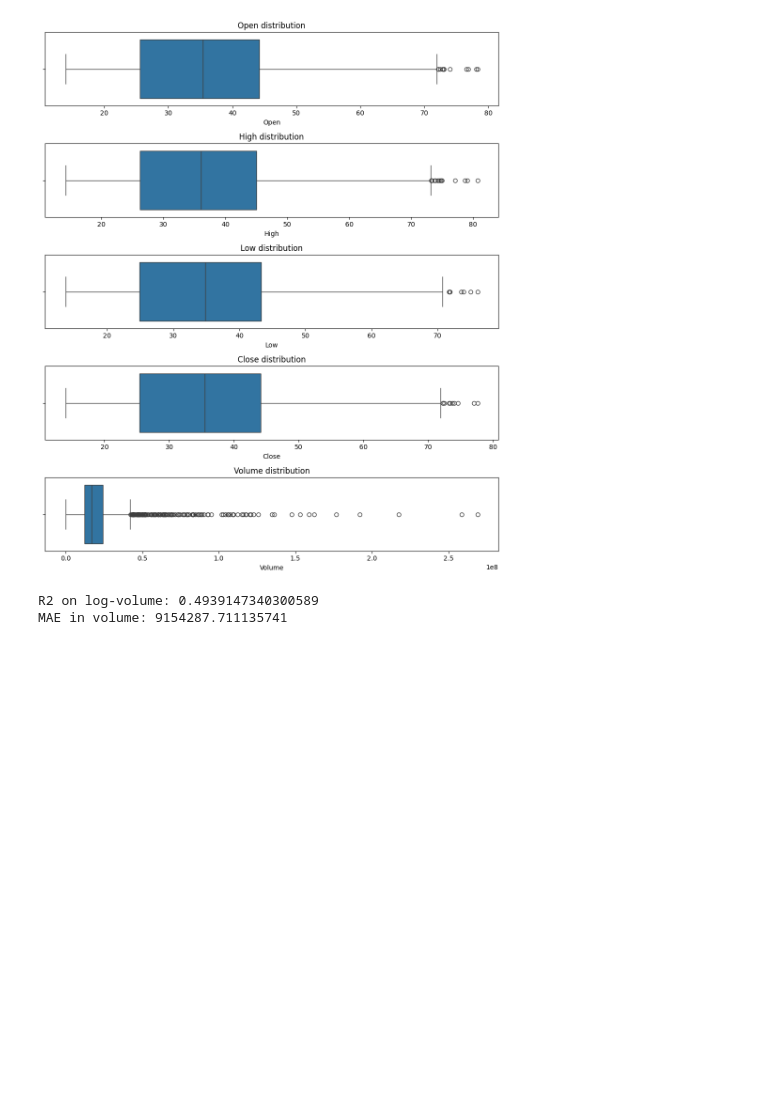
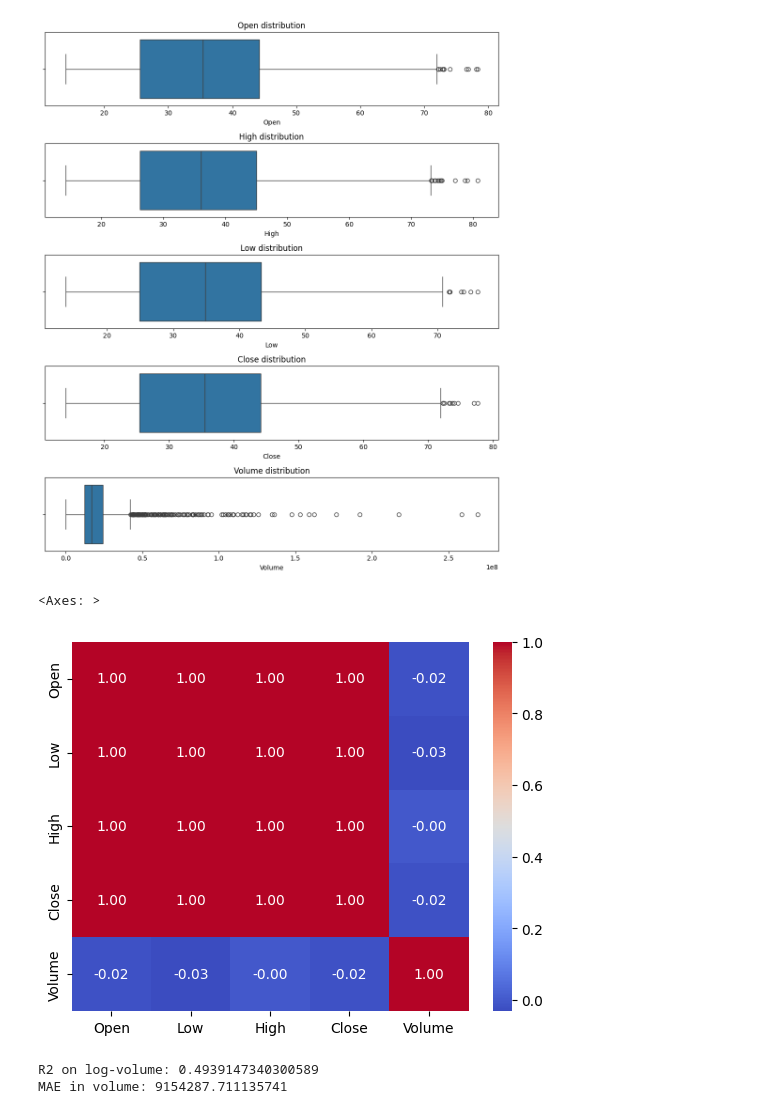
Before and after one commit to RamanOp400/twitter-stocks-Dataset, a Jupyter notebook: NoteBook/ml_on_notebook.ipynb, the cells around one changed output. Saved outputs shown, nothing was run; the diff lists cells and outputs as text; code cells hidden in the pictures; blank space fills up the shorter version.

```diff
--- a/NoteBook/ml_on_notebook.ipynb
+++ b/NoteBook/ml_on_notebook.ipynb
@@ -109,6 +109,12 @@ plt.tight_layout()
 plt.show()
 # %% [output]
 [figure]
+# %%
+dff = df[['Open', 'Low', 'High', 'Close', 'Volume']]
+sns.heatmap(dff.corr(), annot=True, cmap='coolwarm', fmt=".2f")
+# %% [output]
+<Axes: >
+[figure, added]
 # %%
 df = df.dropna().copy()
 # %%
```
Also changed, not shown: 57 other files.
